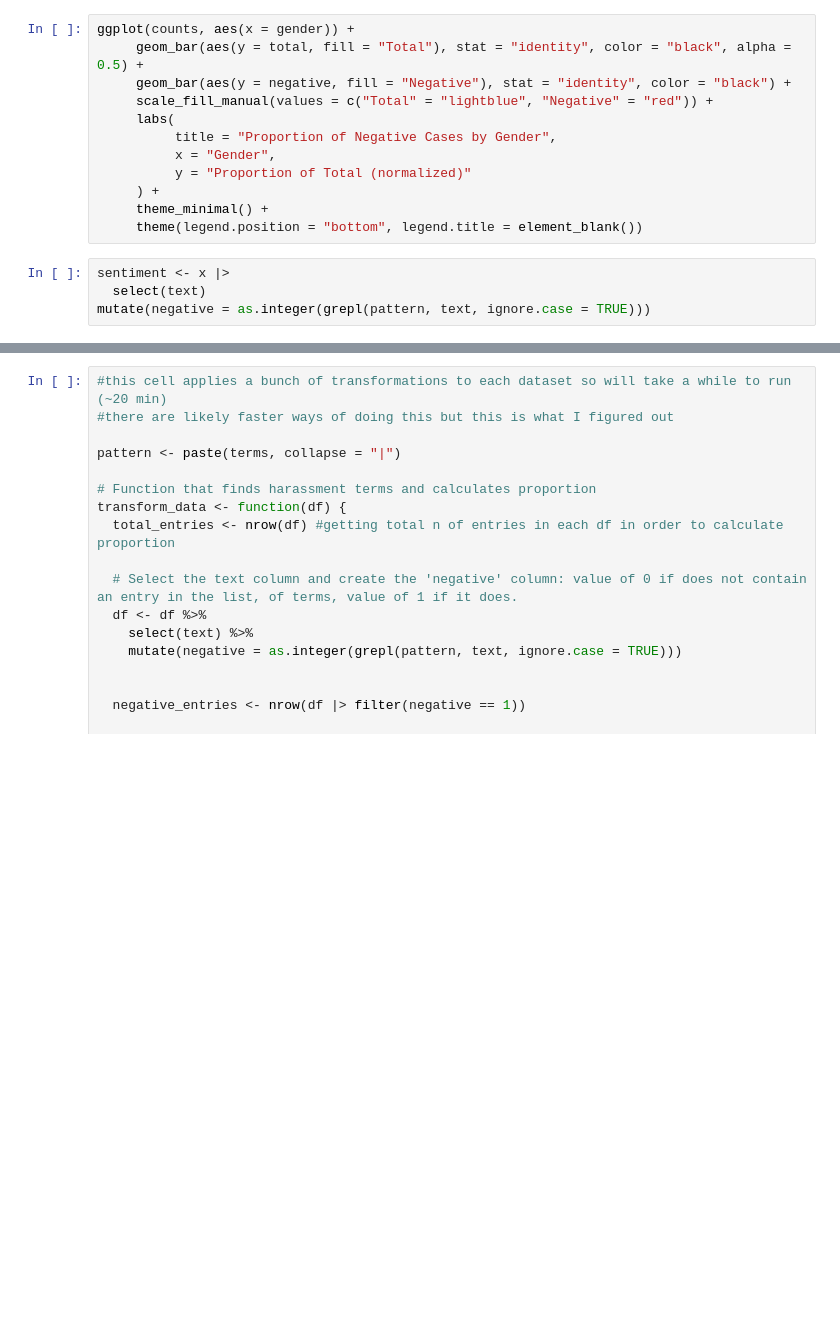
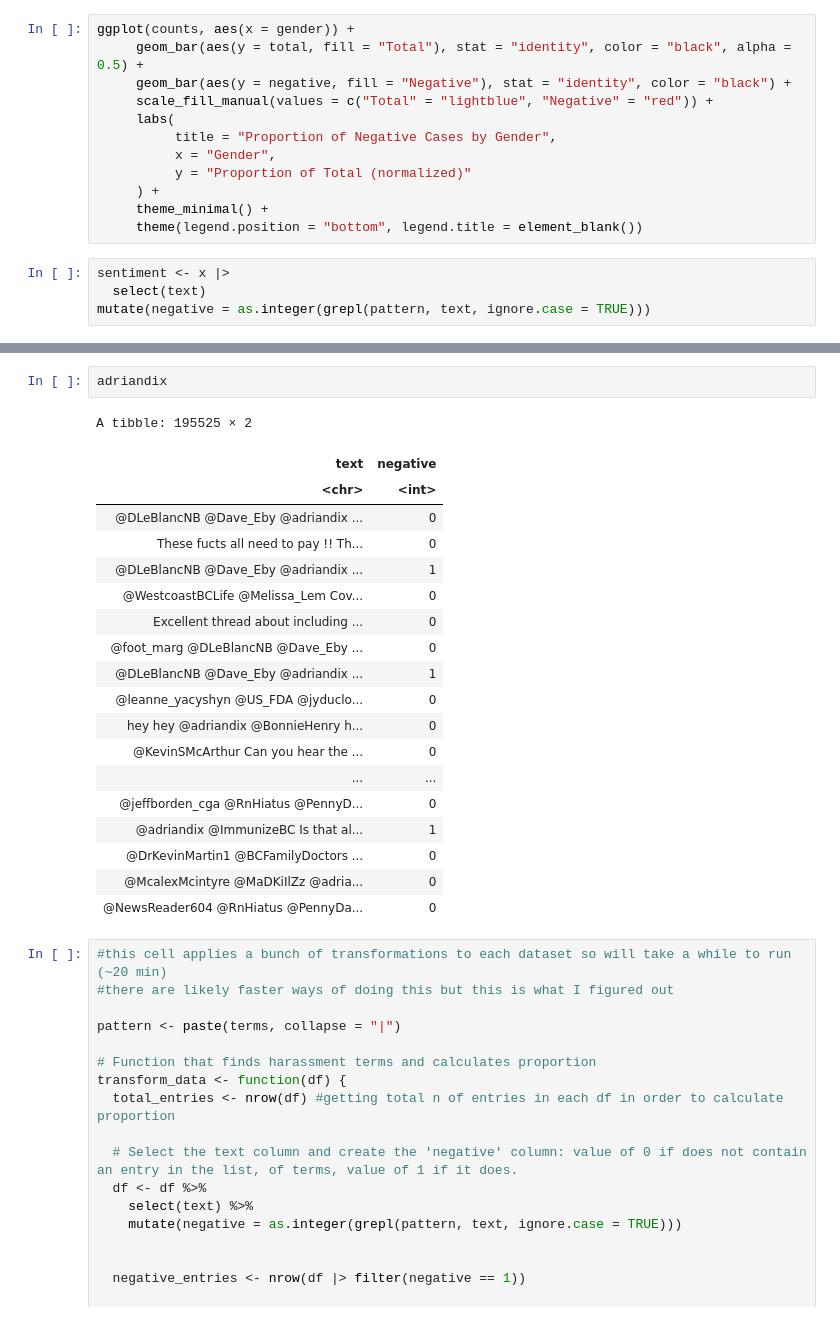
Before and after one commit to Irene-Berezin/tweets, a Jupyter notebook: Untitled-1.ipynb, the cells around one changed output, grey strips where cells are left out. Drawn from its saved outputs; the diff is of its cells as text; blank space fills up the shorter version.

```diff
--- a/Untitled-1.ipynb
+++ b/Untitled-1.ipynb
@@ -486,3 +309,25 @@ list2env(transformed_list, envir = .GlobalEnv)
+# %%
+adriandix
+# %% [output]
+A tibble: 195525 × 2
+| text | negative |
+| <chr> | <int> |
+| @DLeBlancNB @Dave_Eby @adriandix ... | 0 |
+| These fucts all need to pay !! Th... | 0 |
+| @DLeBlancNB @Dave_Eby @adriandix ... | 1 |
+| @WestcoastBCLife @Melissa_Lem Cov... | 0 |
+| Excellent thread about including ... | 0 |
+| @foot_marg @DLeBlancNB @Dave_Eby ... | 0 |
+| @DLeBlancNB @Dave_Eby @adriandix ... | 1 |
+| @leanne_yacyshyn @US_FDA @jyduclo... | 0 |
+| hey hey @adriandix @BonnieHenry h... | 0 |
+| @KevinSMcArthur Can you hear the ... | 0 |
+| ... | ... |
+| @jeffborden_cga @RnHiatus @PennyD... | 0 |
+| @adriandix @ImmunizeBC Is that al... | 1 |
+| @DrKevinMartin1 @BCFamilyDoctors ... | 0 |
+| @McalexMcintyre @MaDKiIlZz @adria... | 0 |
+| @NewsReader604 @RnHiatus @PennyDa... | 0 |
 # %%
 #this cell applies a bunch of transformations to each dataset so will take a while to run (~20 min)
 #there are likely faster ways of doing this but this is what I figured out
```
Also changed, not shown: parts of 7 cells of this notebook, 5 other files.
